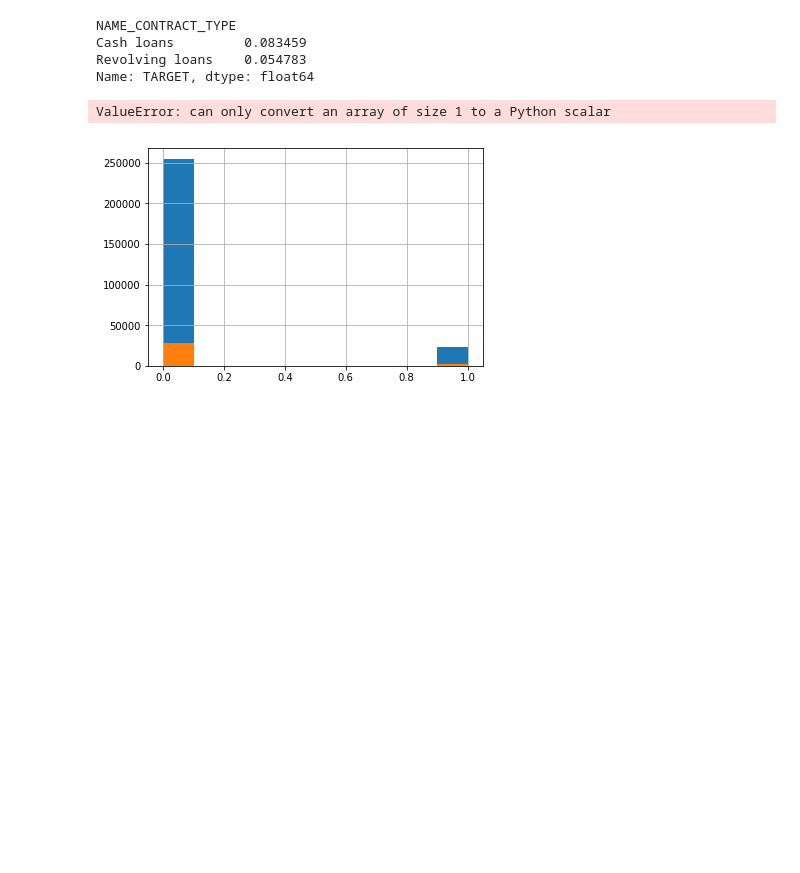
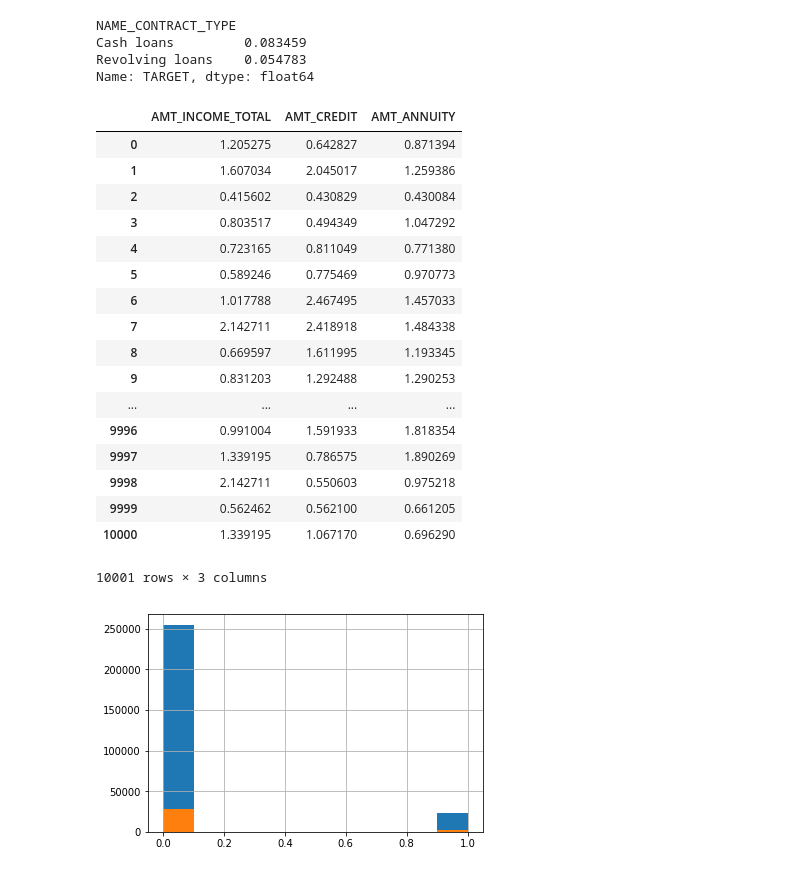
Before and after one commit to psop/2nd-ML100Days, a Jupyter notebook: homework/Day_008_HW.ipynb, the cells around one changed output. Drawn from its saved outputs; the diff is of its cells as text; code cells hidden in the pictures; blank space fills up the shorter version.

```diff
--- a/homework/Day_008_HW.ipynb
+++ b/homework/Day_008_HW.ipynb
@@ -173,11 +173,26 @@ Cash loans         0.083459
 Revolving loans    0.054783
 Name: TARGET, dtype: float64
 # %%
-#此處明明是複製教學程式碼，卻得到錯誤訊息
-# 取前 10000 筆作範例: 分別將 AMT_INCOME_TOTAL, AMT_CREDIT, AMT_ANNUITY 除以根據 NAME_CONTRACT_TYPE 分組後的平均數，
-app_train.loc[0:10000, ['NAME_CONTRACT_TYPE', 'AMT_INCOME_TOTAL', 'AMT_CREDIT', 'AMT_ANNUITY']].groupby(['NAME_CONTRACT_TYPE']).apply(lambda x: x / x.mean())
+app_train.loc[0:10000, ['NAME_CONTRACT_TYPE', 'AMT_INCOME_TOTAL', 'AMT_CREDIT', 'AMT_ANNUITY']].groupby(['NAME_CONTRACT_TYPE'])[['AMT_INCOME_TOTAL', 'AMT_CREDIT', 'AMT_ANNUITY']].apply(lambda x: x / x.mean() )
 # %% [output]
+|  | AMT_INCOME_TOTAL | AMT_CREDIT | AMT_ANNUITY |
+| 0 | 1.205275 | 0.642827 | 0.871394 |
+| 1 | 1.607034 | 2.045017 | 1.259386 |
+| 2 | 0.415602 | 0.430829 | 0.430084 |
+| 3 | 0.803517 | 0.494349 | 1.047292 |
+| 4 | 0.723165 | 0.811049 | 0.771380 |
+| 5 | 0.589246 | 0.775469 | 0.970773 |
+| 6 | 1.017788 | 2.467495 | 1.457033 |
+| 7 | 2.142711 | 2.418918 | 1.484338 |
+| 8 | 0.669597 | 1.611995 | 1.193345 |
+| 9 | 0.831203 | 1.292488 | 1.290253 |
+| ... | ... | ... | ... |
+| 9996 | 0.991004 | 1.591933 | 1.818354 |
+| 9997 | 1.339195 | 0.786575 | 1.890269 |
+| 9998 | 2.142711 | 0.550603 | 0.975218 |
+| 9999 | 0.562462 | 0.562100 | 0.661205 |
+| 10000 | 1.339195 | 1.067170 | 0.696290 |
-ValueError: can only convert an array of size 1 to a Python scalar
+10001 rows × 3 columns
 # %%
 app_train.groupby('NAME_CONTRACT_TYPE')['TARGET'].hist()
 plt.show()
```
Also changed, not shown: parts of 4 cells of this notebook.
